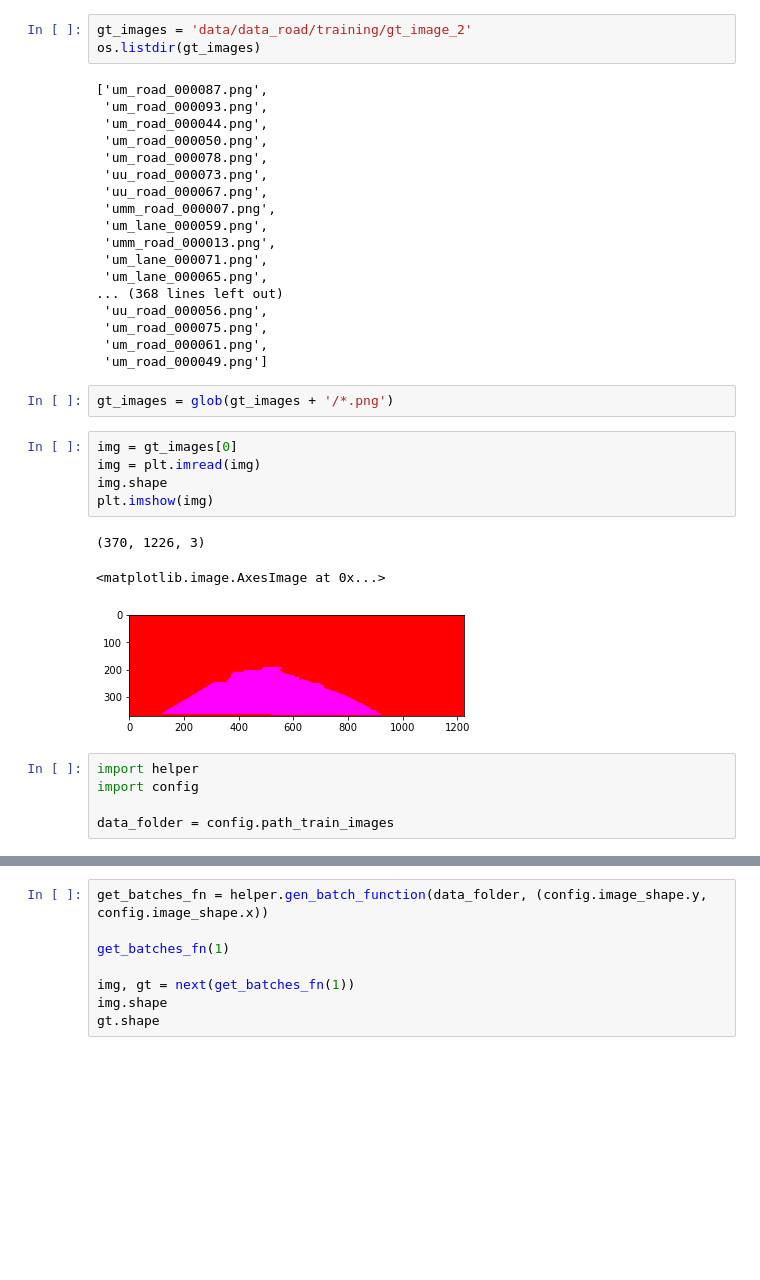
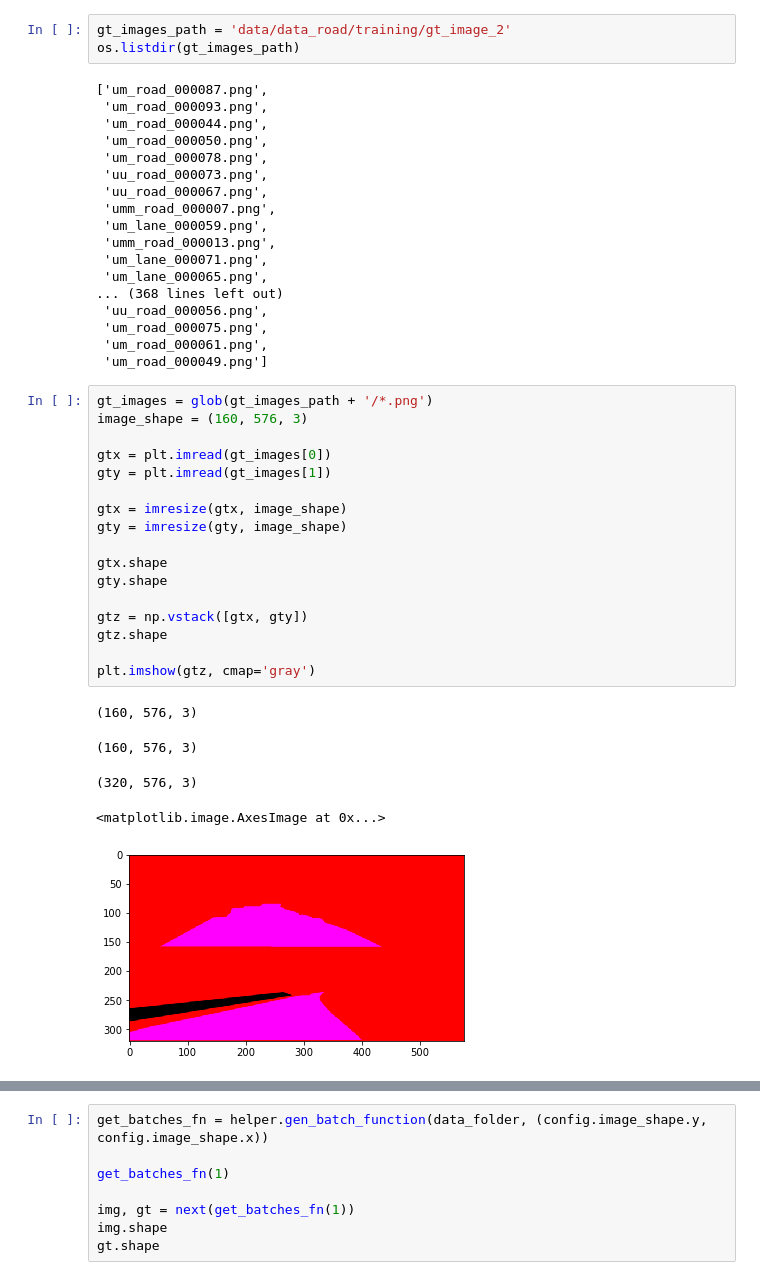
Before and after one commit to JLee21/Semantic-Segmentation, a Jupyter notebook: foo.ipynb, the cells around one changed output, grey strips where cells are left out. Drawn from its saved outputs; the diff is of its cells as text; blank space fills up the shorter version.

```diff
--- a/foo.ipynb
+++ b/foo.ipynb
@@ -17,8 +22,8 @@ sys.platform
 # %% [output]
 'darwin'
 # %%
-gt_images = 'data/data_road/training/gt_image_2'
-os.listdir(gt_images)
+gt_images_path = 'data/data_road/training/gt_image_2'
+os.listdir(gt_images_path)
 # %% [output]
 ['um_road_000087.png',
  'um_road_000093.png',
@@ -37,19 +42,26 @@ os.listdir(gt_images)
  'um_road_000075.png',
  'um_road_000061.png',
  'um_road_000049.png']
-# %%
-gt_images = glob(gt_images + '/*.png')
-# %%
-img = gt_images[0]
-img = plt.imread(img)
-img.shape
-plt.imshow(img)
-# %% [output]
-(370, 1226, 3)
-<matplotlib.image.AxesImage at 0x...>
-[figure, removed]
-# %%
-import helper
-import config
-
-data_folder = config.path_train_images
+# %%
+gt_images = glob(gt_images_path + '/*.png')
+image_shape = (160, 576, 3)
+
+gtx = plt.imread(gt_images[0])
+gty = plt.imread(gt_images[1])
+
+gtx = imresize(gtx, image_shape)
+gty = imresize(gty, image_shape)
+
+gtx.shape
+gty.shape
+
+gtz = np.vstack([gtx, gty])
+gtz.shape
+
+plt.imshow(gtz, cmap='gray')
+# %% [output]
+(160, 576, 3)
+(160, 576, 3)
+(320, 576, 3)
+<matplotlib.image.AxesImage at 0x...>
+[figure, added]
```
Also changed, not shown: parts of 15 cells of this notebook, 3 other files.
